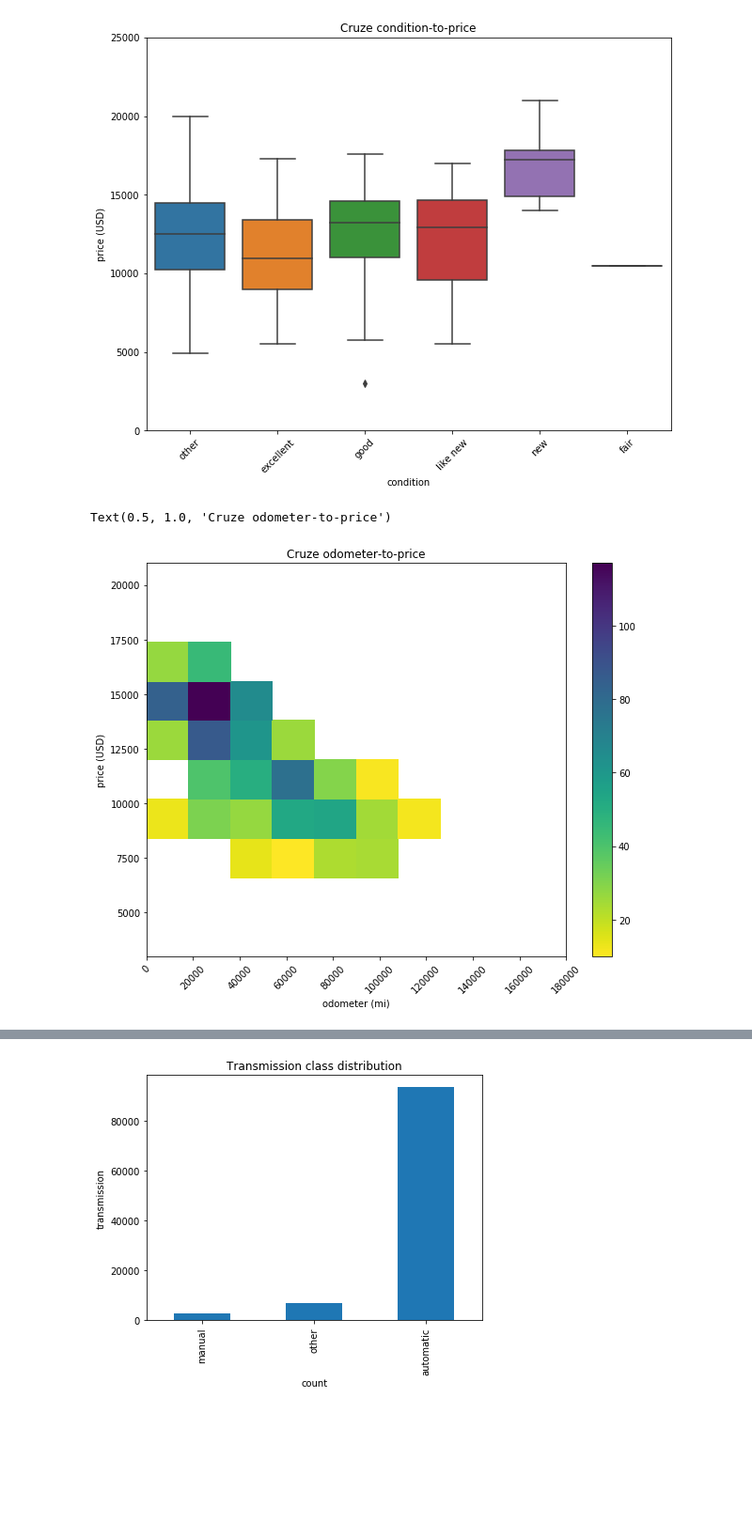
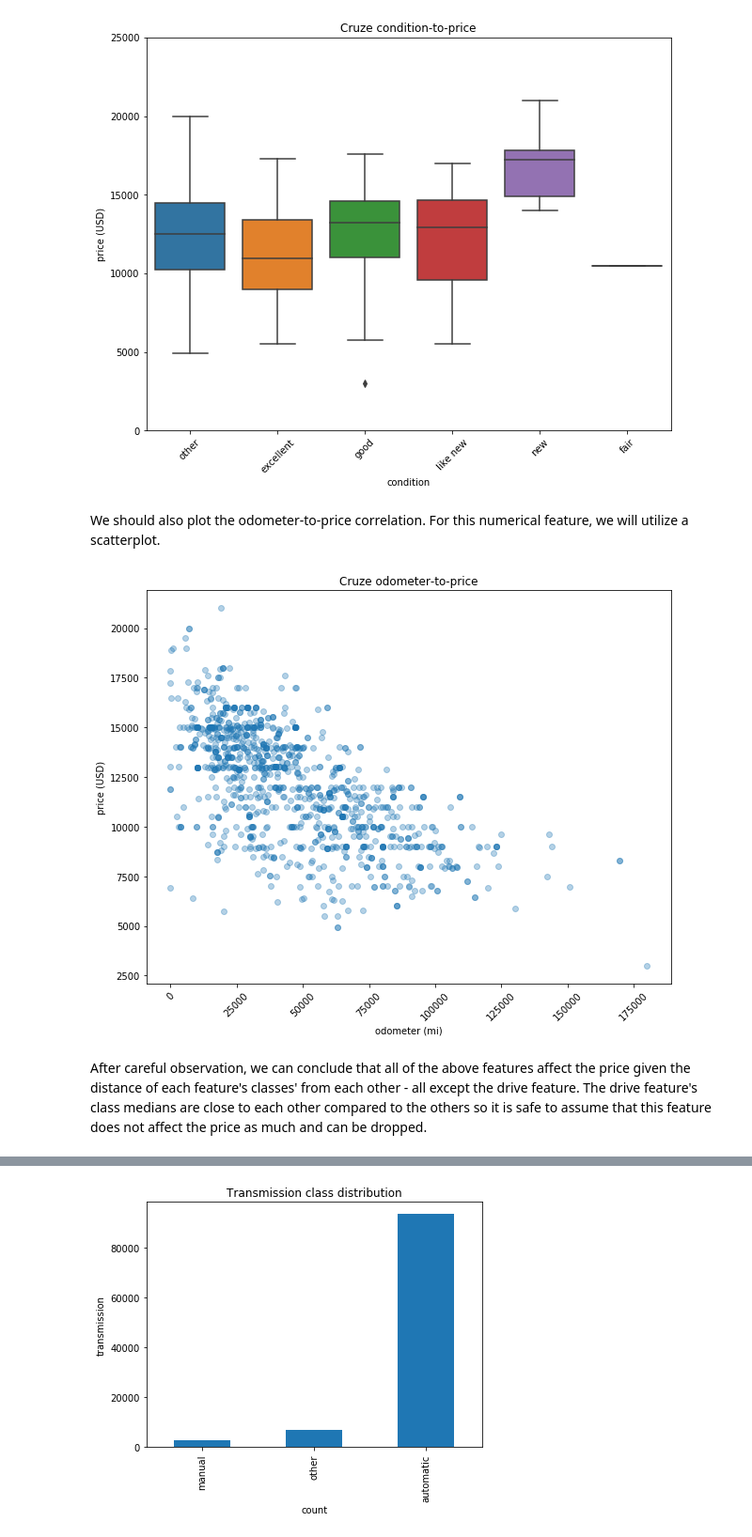
Before and after one commit to dericatienza/udacity-mlnd-capstone-project, a Jupyter notebook: data_exploration.ipynb, the cells around one changed output, grey strips where cells are left out. Shown at 94% size. Cells and saved outputs as stored; diff of their text form; code cells hidden in the pictures; blank space fills up the shorter version.

```diff
--- a/data_exploration.ipynb
+++ b/data_exploration.ipynb
@@ -74,8 +80,13 @@ df.head()
 Save filtered dataset in case we need to load it in again in the future.
 # %%
 df.to_csv(os.path.join(data_dir, 'vehicles_filtered.csv'), index=False)
-# %%
-df = pd.read_csv(os.path.join(data_dir, 'vehicles_filtered.csv'))
+# %%
+# Set data directory
+
+fig_dir = 'fig'
+
+if not os.path.exists(fig_dir):
+    os.mkdir(fig_dir)
 # %%
 print(df.shape[0])
 df['year'].value_counts().plot(kind='bar')
@@ -290,5 +308,3 @@ Features to be explored are:
-# %%
-trimmed_df = pd.read_csv(os.path.join(data_dir, 'vehicles_trimmed.csv'))
 # %%
 trimmed_df[['transmission', 'paint_color','fuel', 'type', 'drive', 'size', 'condition']] = \
     trimmed_df[['transmission', 'paint_color', 'fuel', 'type', 'drive', 'size', 'condition']].fillna('other')
@@ -370,17 +420,20 @@ for feature in correlation_features:
 [figure]
 [figure]
 [figure]
+# %% [markdown]
+We should also plot the odometer-to-price correlation. For this numerical feature, we will utilize a scatterplot.
 # %%
 plt.figure(figsize=(10, 7.7))
-plt.hist2d(data=cruze_df, x='odometer', y='price', cmap = 'viridis_r', cmin=10)
-plt.colorbar();
+plt.scatter(data=cruze_df, x='odometer', y='price', alpha=1/3)
 plt.ylabel('price (USD)')
 plt.xlabel('odometer (mi)')
 plt.xticks(rotation=45)
 plt.title('Cruze odometer-to-price')
+plt.savefig(os.path.join(fig_dir, 'cruze_odometer_price.jpg'), bbox_inches='tight')
 # %% [output]
-Text(0.5, 1.0, 'Cruze odometer-to-price')
-[figure, old version]
+[figure, new version]
+# %% [markdown]
+After careful observation, we can conclude that all of the above features affect the price given the distance of each feature's classes' from each other - all except the drive feature. The drive feature's class medians are close to each other compared to the others so it is safe to assume that this feature does not affect the price as much and can be dropped.
 # %%
 concat_df = concat_df.drop(columns='drive')
 
```
Also changed, not shown: parts of 38 cells of this notebook, 24 other files.
